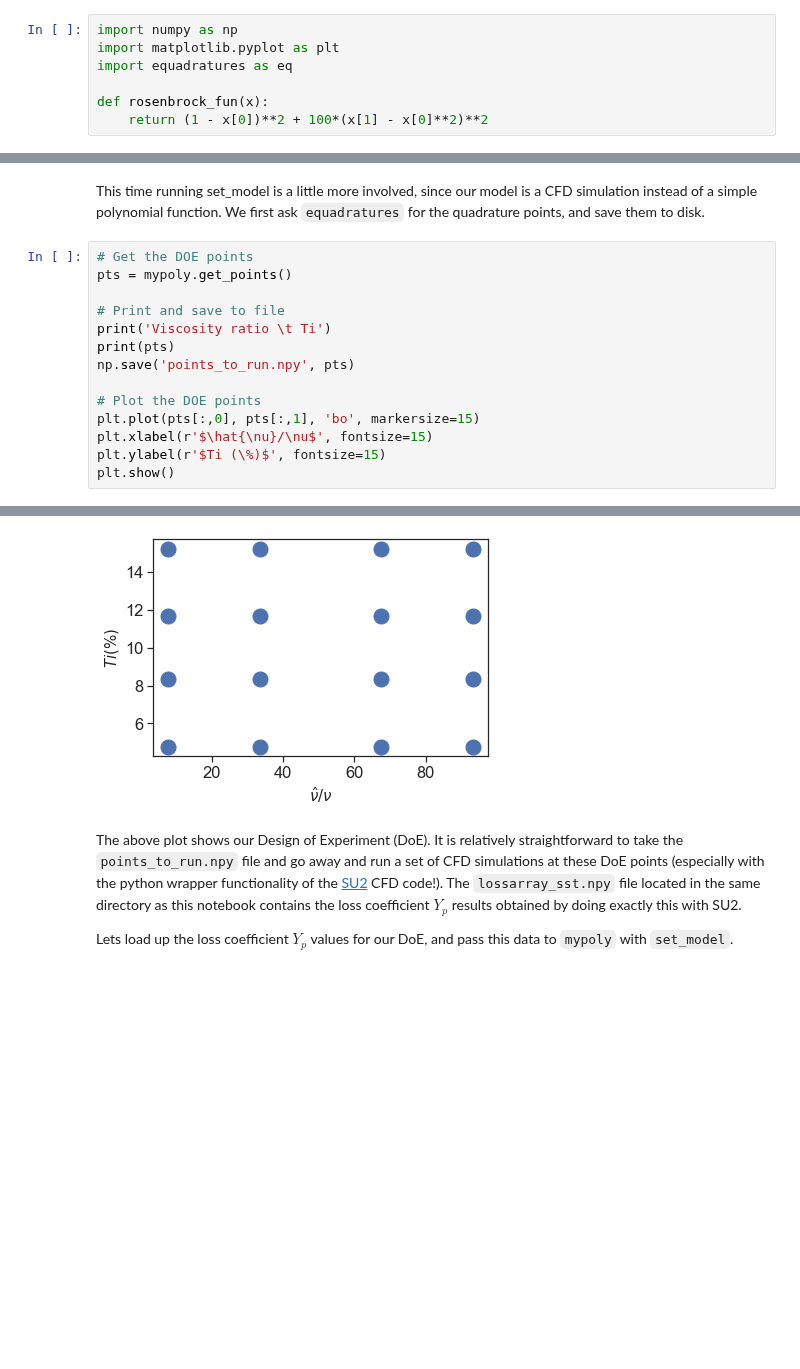
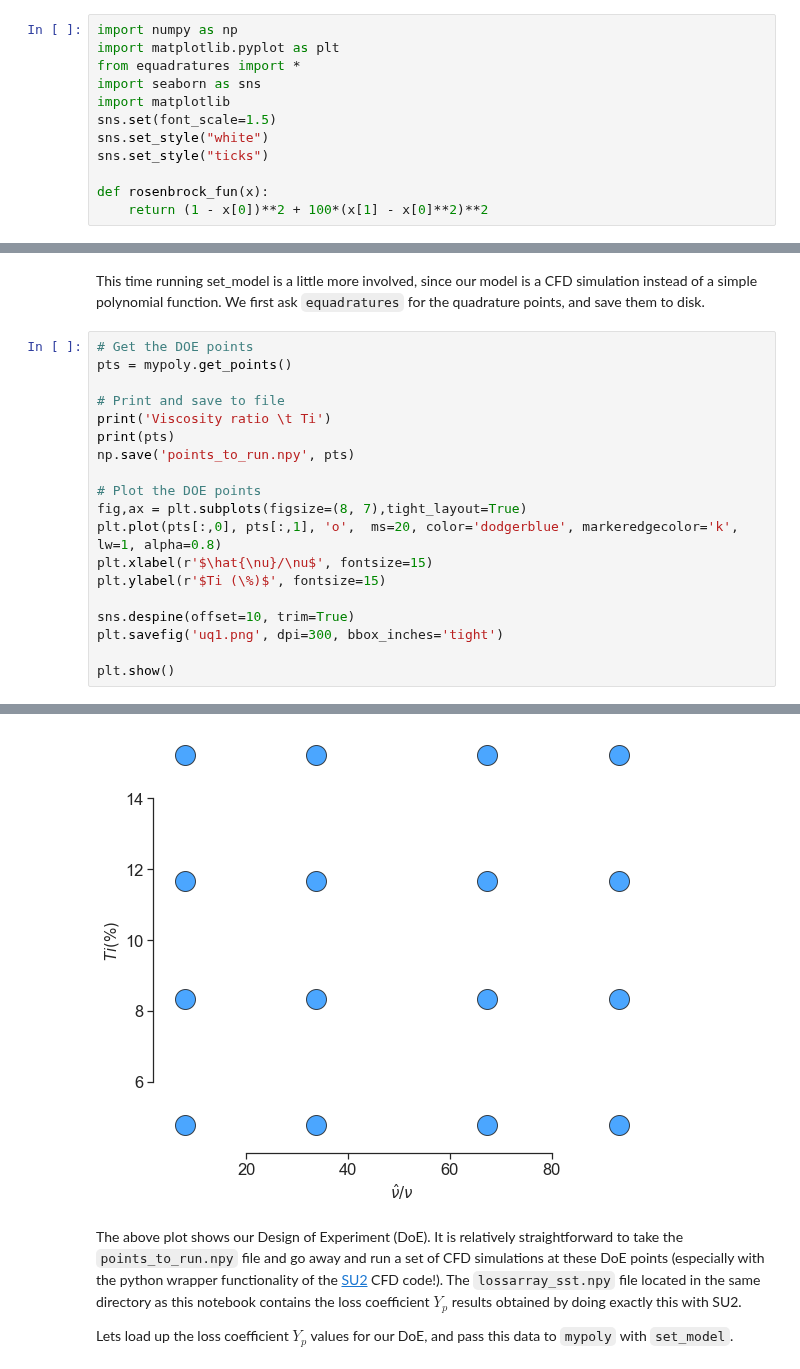
Before and after one commit to equadratures/equadratures.github.io, a Jupyter notebook: source-docs/tutorials/tutorials/Computing_Moments_for_CFD.ipynb, the cells around one changed output, grey strips where cells are left out. Cells and saved outputs as stored; diff of their text form; blank space fills up the shorter version.

```diff
--- a/source-docs/tutorials/tutorials/Computing_Moments_for_CFD.ipynb
+++ b/source-docs/tutorials/tutorials/Computing_Moments_for_CFD.ipynb
@@ -28,7 +28,12 @@ where we will assume that $x_1$ and $x_2$ are two uncertainties. We will assume
 # %%
 import numpy as np
 import matplotlib.pyplot as plt
-import equadratures as eq
+from equadratures import *
+import seaborn as sns
+import matplotlib
+sns.set(font_scale=1.5)
+sns.set_style("white")
+sns.set_style("ticks")
 
 def rosenbrock_fun(x):
     return (1 - x[0])**2 + 100*(x[1] - x[0]**2)**2
@@ -153,35 +158,40 @@ This time running set_model is a little more involved, since our model is a CFD
 # Get the DOE points
 pts = mypoly.get_points()
 
 # Print and save to file
 print('Viscosity ratio \t Ti')
 print(pts)
 np.save('points_to_run.npy', pts)
 
 # Plot the DOE points
-plt.plot(pts[:,0], pts[:,1], 'bo', markersize=15)
+fig,ax = plt.subplots(figsize=(8, 7),tight_layout=True)
+plt.plot(pts[:,0], pts[:,1], 'o',  ms=20, color='dodgerblue', markeredgecolor='k', lw=1, alpha=0.8)
 plt.xlabel(r'$\hat{\nu}/\nu$', fontsize=15)
 plt.ylabel(r'$Ti (\%)$', fontsize=15)
+
+sns.despine(offset=10, trim=True)
+plt.savefig('uq1.png', dpi=300, bbox_inches='tight')
+
 plt.show()
 # %% [output]
 Viscosity ratio          Ti
 [[ 7.87375258  4.78009112]
  [ 7.87375258  8.34091854]
  [ 7.87375258 11.65908146]
  [ 7.87375258 15.21990888]
  [33.67093834  4.78009112]
  [33.67093834  8.34091854]
  [33.67093834 11.65908146]
  [33.67093834 15.21990888]
  [67.32906166  4.78009112]
  [67.32906166  8.34091854]
  [67.32906166 11.65908146]
  [67.32906166 15.21990888]
  [93.12624742  4.78009112]
  [93.12624742  8.34091854]
  [93.12624742 11.65908146]
  [93.12624742 15.21990888]]
-[figure, old version]
+[figure, new version]
 # %% [markdown]
 The above plot shows our Design of Experiment (DoE). It is relatively straightforward to take the `points_to_run.npy` file and go away and run a set of CFD simulations at these DoE points (especially with the python wrapper functionality of the [SU2](https://su2code.github.io/) CFD code!). The `lossarray_sst.npy` file located in the same directory as this notebook contains the loss coefficient $Y_p$ results obtained by doing exactly this with SU2.
 
```
Also changed, not shown: parts of 5 cells of this notebook, 35 other files.
